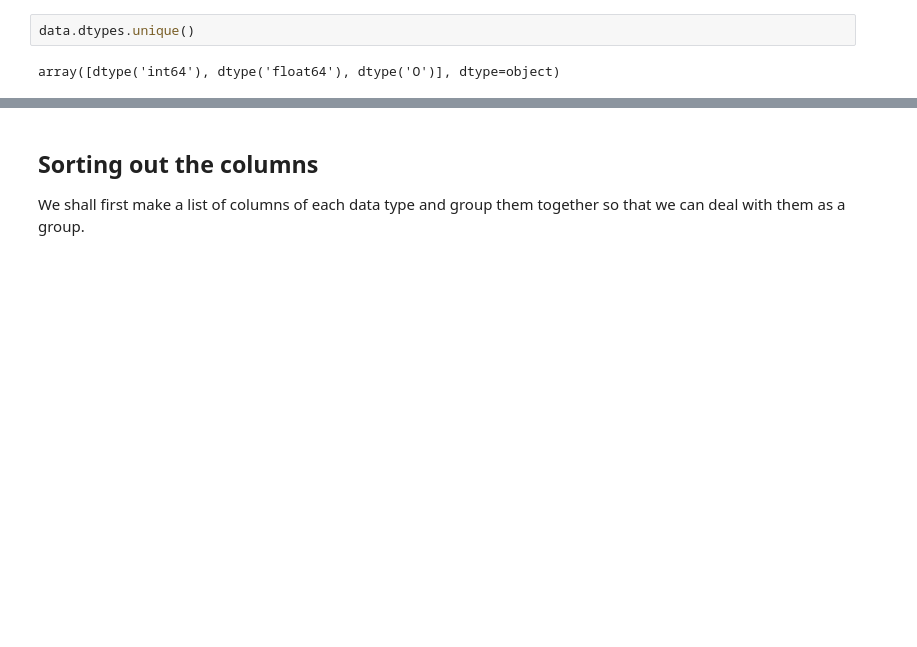
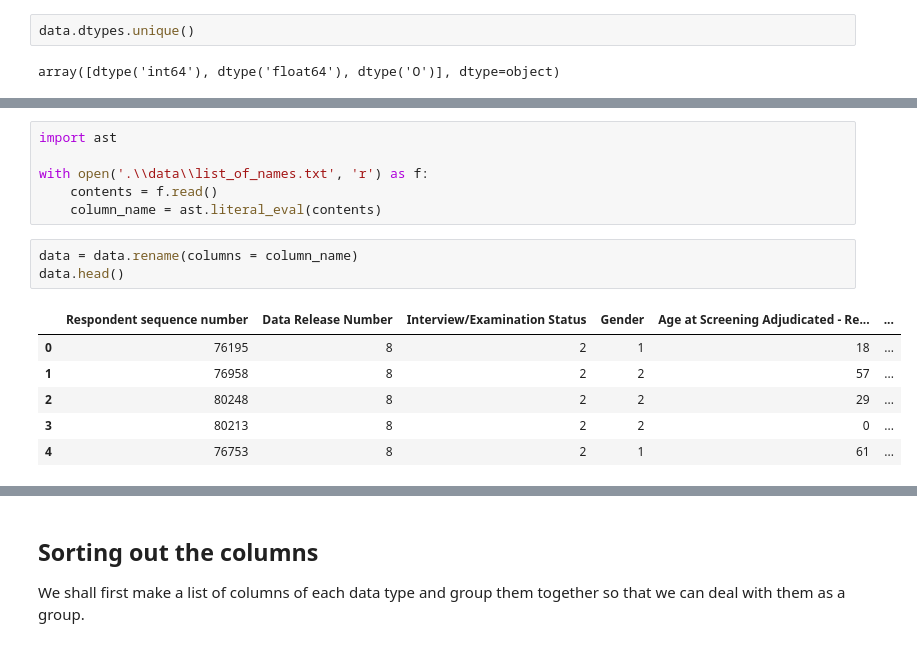
Before and after one commit to greywolf37/data_science_projects, a Jupyter notebook: diabetic_prediction/data_cleaning.ipynb, the cells around one changed output, grey strips where cells are left out. Saved outputs shown, nothing was run; the diff lists cells and outputs as text; blank space fills up the shorter version.

```diff
--- a/diabetic_prediction/data_cleaning.ipynb
+++ b/diabetic_prediction/data_cleaning.ipynb
@@ -34,0 +41,16 @@ array([dtype('int64'), dtype('float64'), dtype('O')], dtype=object)
+# %%
+import ast
+
+with open('.\\data\\list_of_names.txt', 'r') as f:
+    contents = f.read()
+    column_name = ast.literal_eval(contents)
+# %%
+data = data.rename(columns = column_name)
+data.head()
+# %% [output]
+|  | Respondent sequence number | Data Release Number | Interview/Examination Status | Gender | Age at Screening Adjudicated - Re... | ... |
+| 0 | 76195 | 8 | 2 | 1 | 18 | ... |
+| 1 | 76958 | 8 | 2 | 2 | 57 | ... |
+| 2 | 80248 | 8 | 2 | 2 | 29 | ... |
+| 3 | 80213 | 8 | 2 | 2 | 0 | ... |
+| 4 | 76753 | 8 | 2 | 1 | 61 | ... |
```
Also changed, not shown: parts of 14 cells of this notebook.
